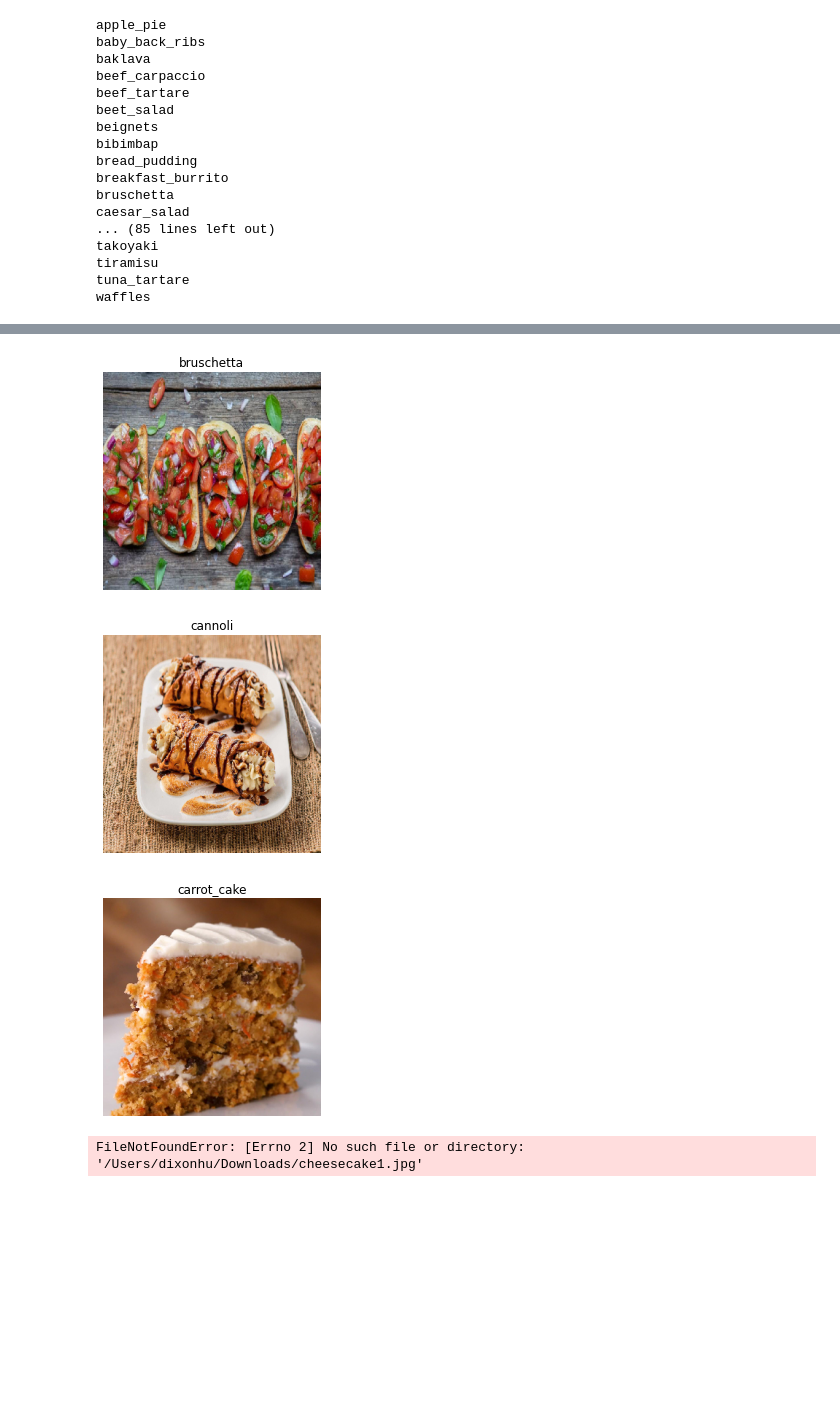
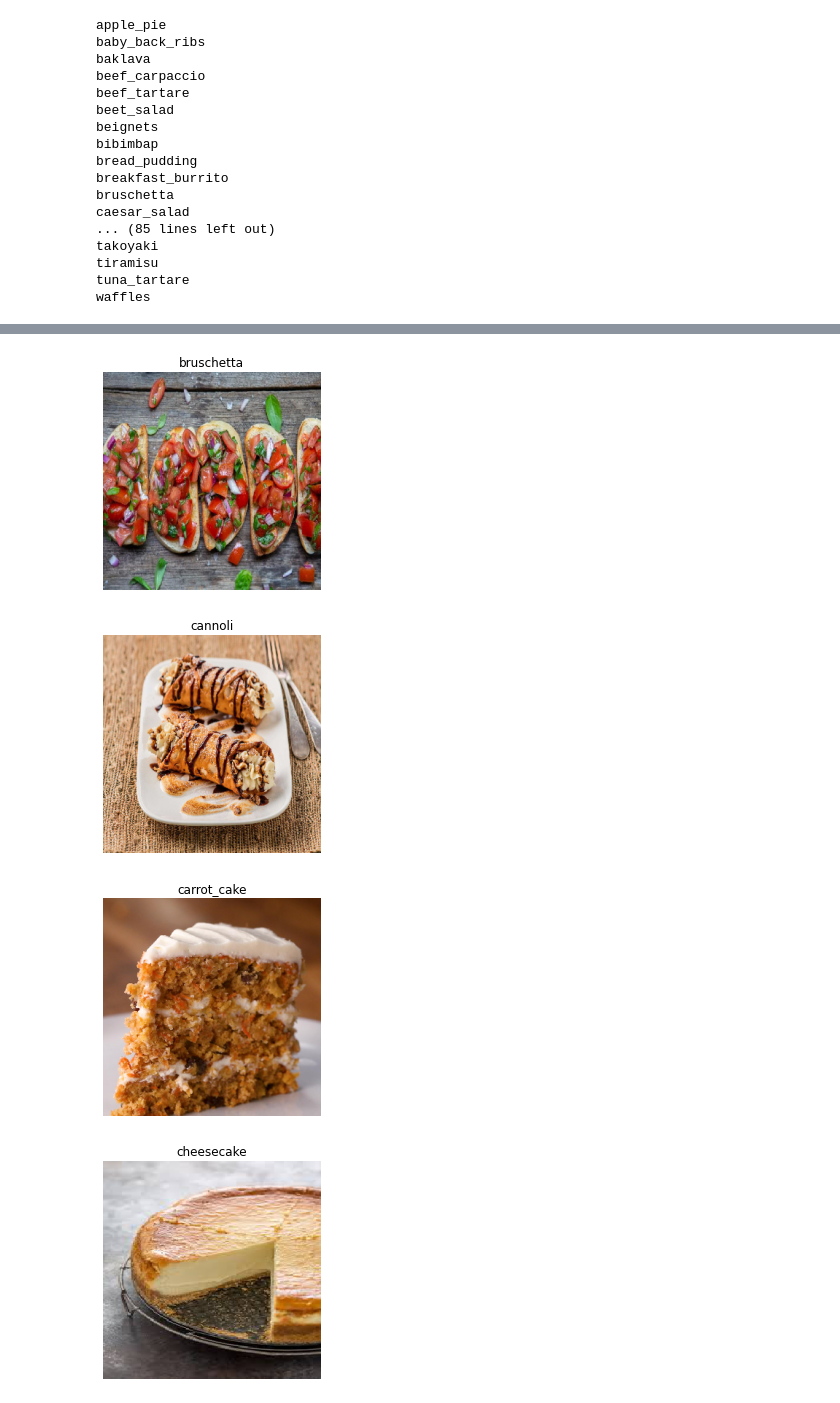
Before and after one commit to RosettaYH/CNN_COCO, a Jupyter notebook: COCO_Food101_V2.ipynb, the cells around one changed output, grey strips where cells are left out. Saved outputs shown, nothing was run; the diff lists cells and outputs as text; code cells hidden in the pictures; blank space fills up the shorter version.

```diff
--- a/COCO_Food101_V2.ipynb
+++ b/COCO_Food101_V2.ipynb
@@ -201,7 +201,7 @@ history = model.fit_generator(train_generator,
                     steps_per_epoch = 75750/64,
                     validation_data=test_generator,
                     validation_steps= 25250/64,
-                    epochs=10,
+                    epochs=15,
                     verbose=1,
                     callbacks=[csv_logger, checkpointer])
 
@@ -266,28 +281,28 @@ def predict_class(model, images, show = True):
 # %%
 images = []
 
 # Change path
 images.append('/Users/dixonhu/Downloads/ice_cream1.jpg')
 images.append('/Users/dixonhu/Downloads/baby_back_ribs1.jpeg')
 images.append('/Users/dixonhu/Downloads/beef_carpaccio1.jpg')
 
 images.append('/Users/dixonhu/Downloads/beignets1.jpeg')
 images.append('/Users/dixonhu/Downloads/bread_pudding1.jpg')
 images.append('/Users/dixonhu/Downloads/bruschetta1.jpg')
 
 images.append('/Users/dixonhu/Downloads/cannoli1.jpg')
 images.append('/Users/dixonhu/Downloads/carrot_cake1.jpg')
-images.append('/Users/dixonhu/Downloads/cheesecake1.jpg')
+images.append('/Users/dixonhu/Downloads/cheesecake1.jpeg')
 
 
 predict_class(model_best, images, True)
 # %% [output]
 [figure]
 [figure]
 [figure]
 [figure]
 [figure]
 [figure]
 [figure]
 [figure]
-FileNotFoundError: [Errno 2] No such file or directory: '/Users/dixonhu/Downloads/cheesecake1.jpg'
+[figure, added]
```
Also changed, not shown: parts of 2 cells of this notebook.
